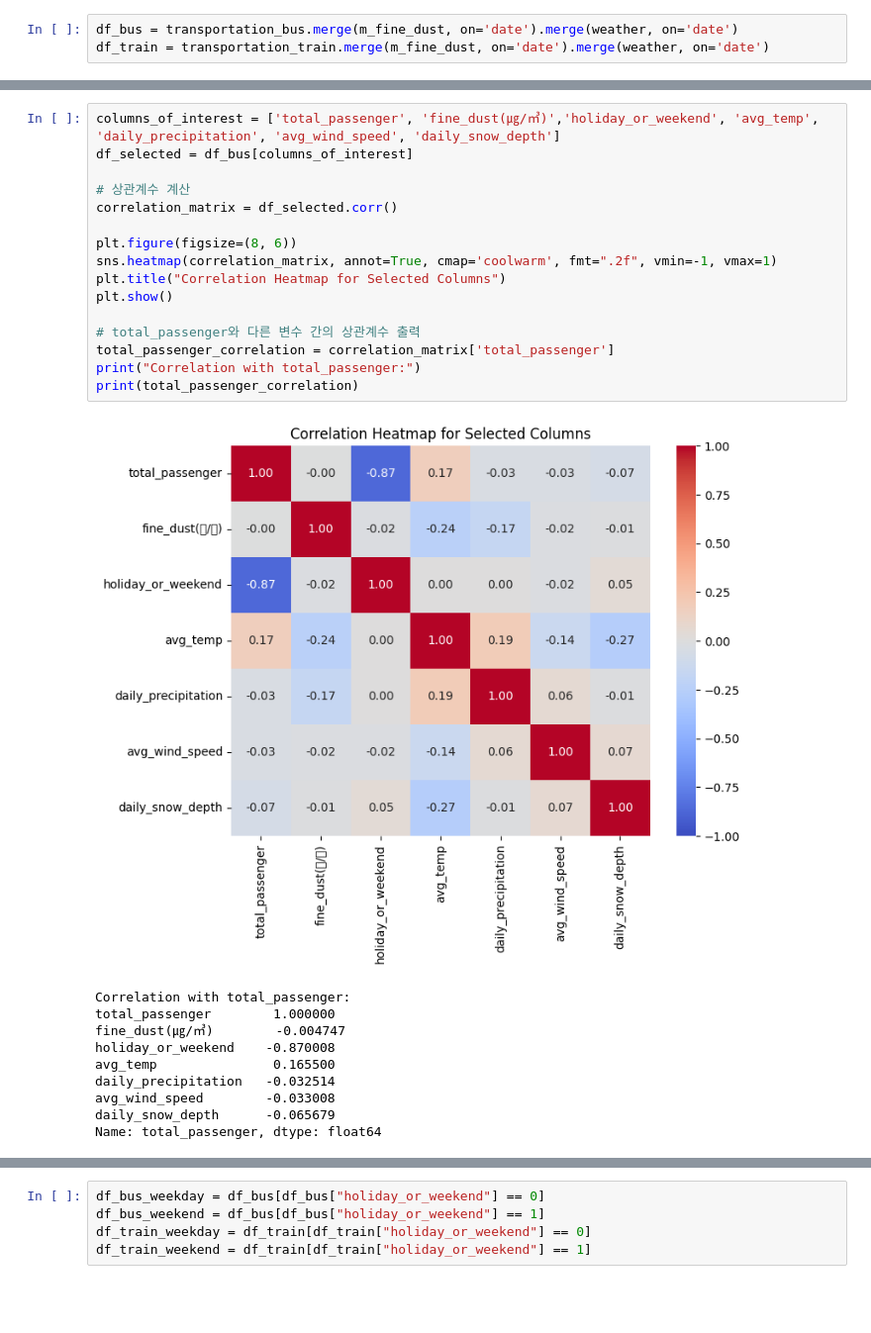
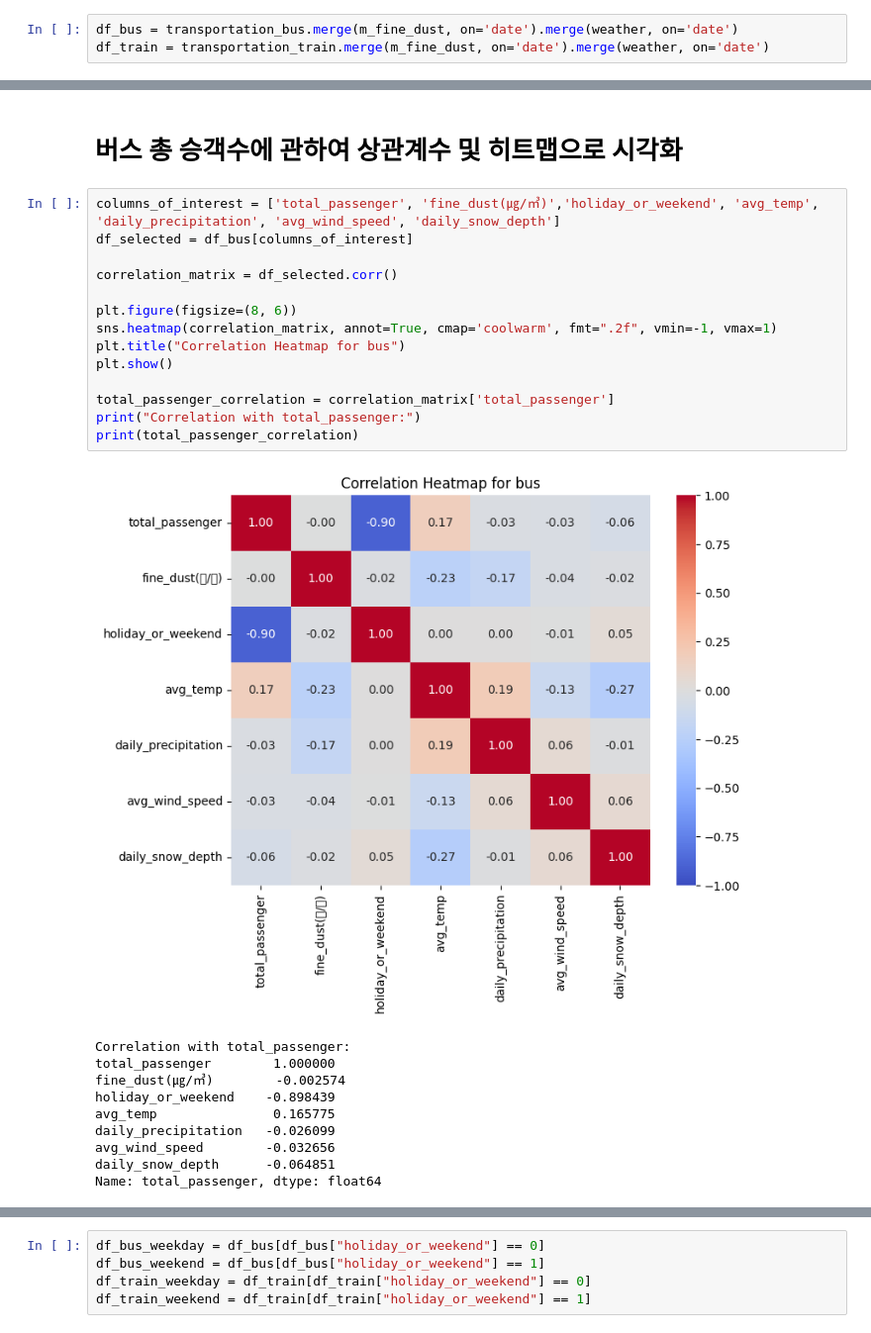
Before and after one commit to mini-project-y/1st_mini_project, a Jupyter notebook: Mook/pjt_corr.ipynb, the cells around one changed output, grey strips where cells are left out. Shown at 99% size. Drawn from its saved outputs; the diff is of its cells as text; blank space fills up the shorter version.

```diff
--- a/Mook/pjt_corr.ipynb
+++ b/Mook/pjt_corr.ipynb
@@ -203,27 +210,27 @@ df_train
+# %% [markdown]
+# 버스 총 승객수에 관하여 상관계수 및 히트맵으로 시각화
 # %%
 columns_of_interest = ['total_passenger', 'fine_dust(㎍/㎥)','holiday_or_weekend', 'avg_temp', 'daily_precipitation', 'avg_wind_speed', 'daily_snow_depth']
 df_selected = df_bus[columns_of_interest]
 
-# 상관계수 계산
 correlation_matrix = df_selected.corr()
 
 plt.figure(figsize=(8, 6))
 sns.heatmap(correlation_matrix, annot=True, cmap='coolwarm', fmt=".2f", vmin=-1, vmax=1)
-plt.title("Correlation Heatmap for Selected Columns")
+plt.title("Correlation Heatmap for bus")
 plt.show()
 
-# total_passenger와 다른 변수 간의 상관계수 출력
 total_passenger_correlation = correlation_matrix['total_passenger']
 print("Correlation with total_passenger:")
 print(total_passenger_correlation)
 # %% [output]
-[figure, old version]
+[figure, new version]
 Correlation with total_passenger:
 total_passenger        1.000000
-fine_dust(㎍/㎥)        -0.004747
-holiday_or_weekend    -0.870008
-avg_temp               0.165500
-daily_precipitation   -0.032514
-avg_wind_speed        -0.033008
-daily_snow_depth      -0.065679
+fine_dust(㎍/㎥)        -0.002574
+holiday_or_weekend    -0.898439
+avg_temp               0.165775
+daily_precipitation   -0.026099
+avg_wind_speed        -0.032656
+daily_snow_depth      -0.064851
 Name: total_passenger, dtype: float64
```
Also changed, not shown: parts of 42 cells of this notebook.
